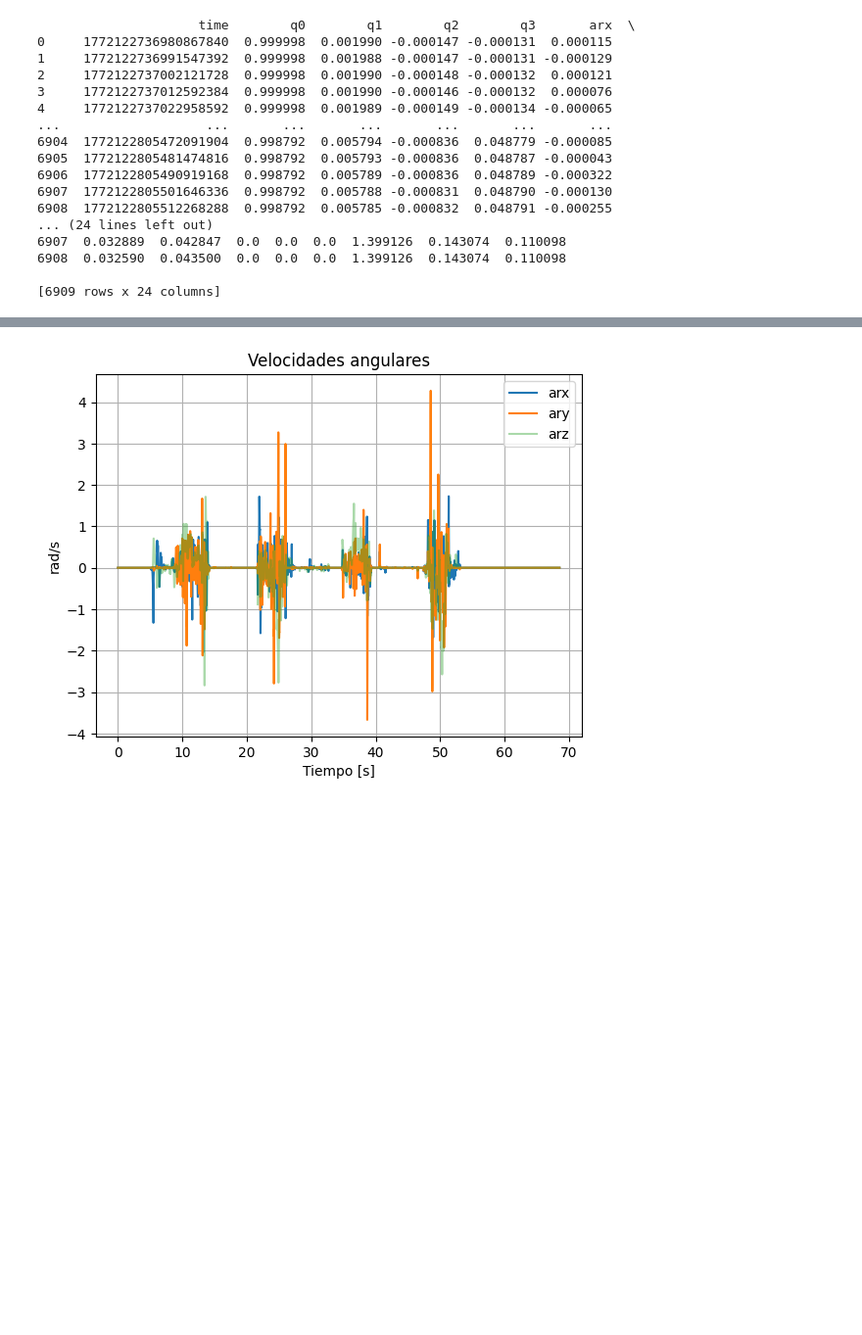
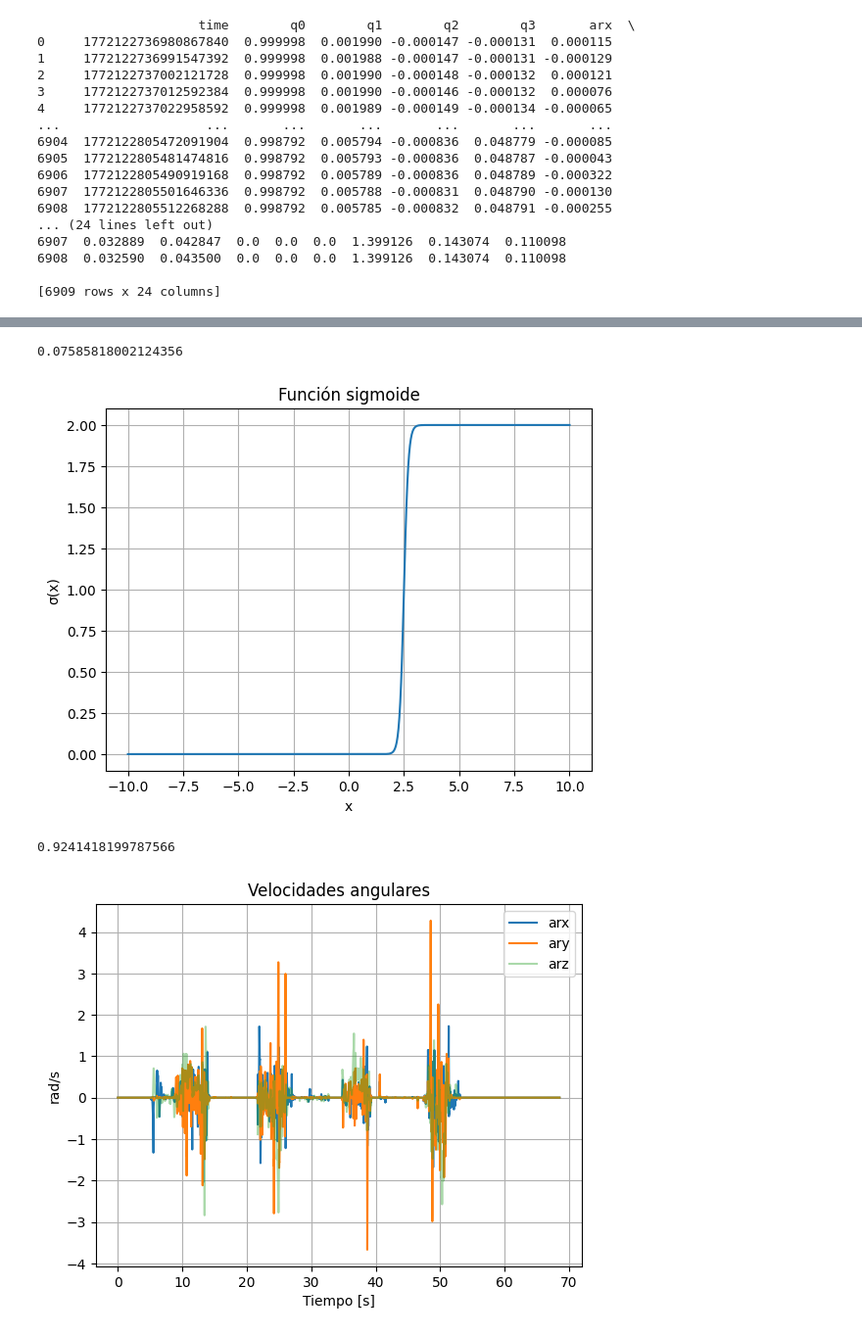
Before and after one commit to JuanAlva/sensorConnect_reader, a Jupyter notebook: zupt_nhc_tuning.ipynb, the cells around one changed output, grey strips where cells are left out. Shown at 98% size. Saved outputs shown, nothing was run; the diff lists cells and outputs as text; code cells hidden in the pictures; blank space fills up the shorter version.

```diff
--- a/zupt_nhc_tuning.ipynb
+++ b/zupt_nhc_tuning.ipynb
@@ -596,6 +596,11 @@ for k in range(0, len(df_u)):
 
     acc_norm  = np.linalg.norm(a_body)
     gyro_norm = np.linalg.norm(g)
+
+    s_acc  = acc_norm  / ACC_TH
+    s_gyro = gyro_norm / GYRO_TH
+
+    zupt_score = max(s_acc, s_gyro)
 
     if acc_norm < ACC_TH and gyro_norm < GYRO_TH:
         # v = np.zeros(3)   # ZUPT duro
@@ -684,3 +707,43 @@ t = (df_u["time"] - df_u["time"].iloc[0]) * 1e-9
+# %%
+x1 = 2.5
+x0 = 0.5
+x = 1 / (1+((np.e)**-(1*(x-x))))
+x
+# %% [output]
+0.07585818002124356
+# %%
+import numpy as np
+import matplotlib.pyplot as plt
+
+def sigmoid_k(x):
+    k = 10 # que tan rápido crece la transición
+    x0 = 2.5 # punto de activación - umbral # control de reposo
+    valor_min = 0
+    valor_max = 2
+    s = 1 / (1 + np.exp(-k*(x-x0)))
+    return valor_min + (valor_max - valor_min) * s
+
+x = np.linspace(-10, 10, 1000)
+y = sigmoid_k(x)
+
+plt.figure()
+plt.plot(x, y)
+plt.xlabel("x")
+plt.ylabel("σ(x)")
+plt.title("Función sigmoide")
+plt.grid(True)
+plt.show()
+
+# Criterio de eleccion de ruido
+# ACC_TH  ≈ 3σ_acc
+# GYRO_TH ≈ 3σ_gyro
+# %% [output]
+[figure, added]
+# %%
+y = 1 / (1+((np.e)**-2.5))
+y
+# %% [output]
+0.9241418199787566
 # %%
 plt.figure()
 plt.plot(t, df_u["arx"], label="arx")
```
Also changed, not shown: parts of 2 cells of this notebook.
